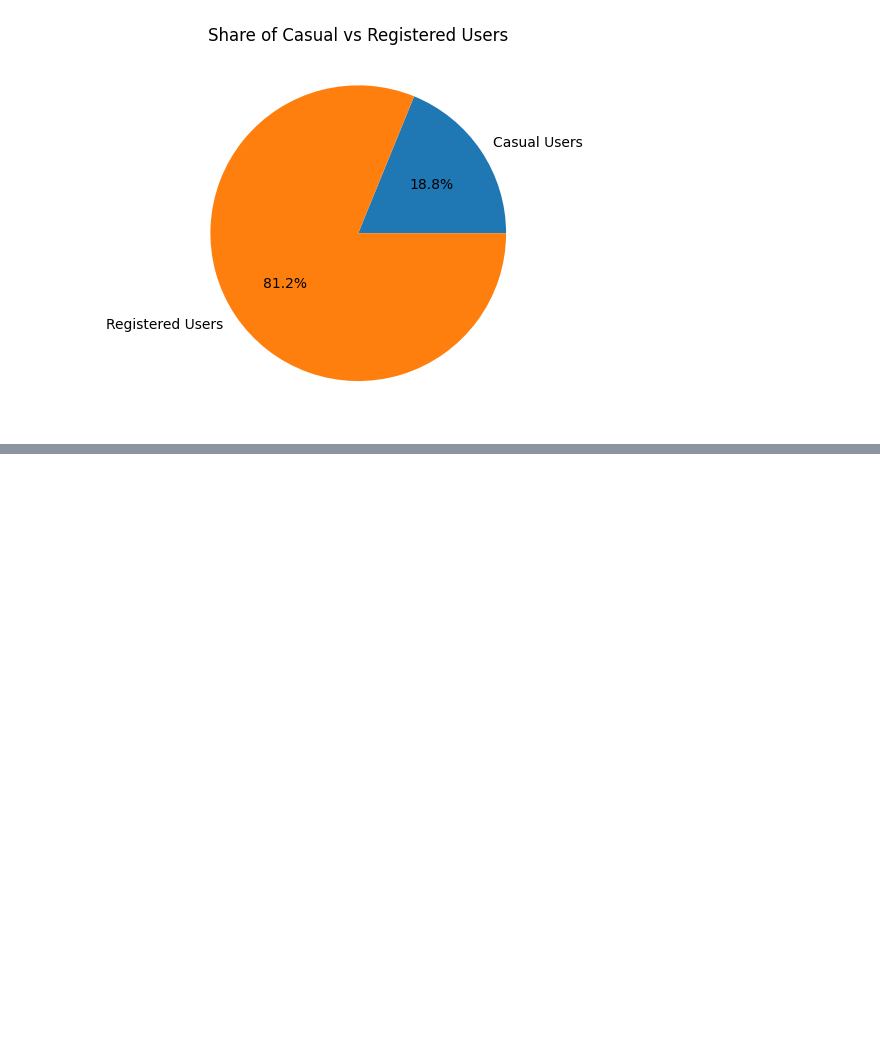
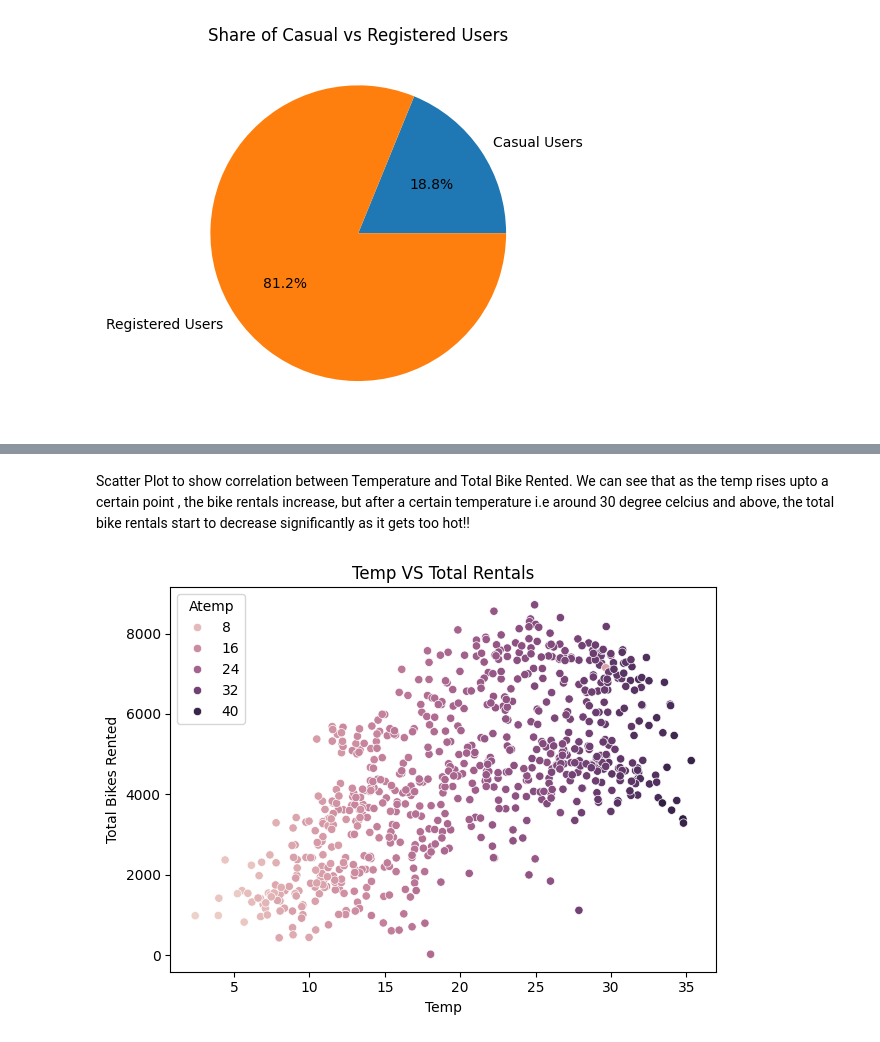
Before and after one commit to anik8C/EDA-of-Bike-Sharing-in-DC, a Jupyter notebook: EDA.ipynb, the cells around one changed output, grey strips where cells are left out. Drawn from its saved outputs; the diff is of its cells as text; code cells hidden in the pictures; blank space fills up the shorter version.

```diff
--- a/EDA.ipynb
+++ b/EDA.ipynb
@@ -159,0 +224,12 @@ plt.show()
+# %% [markdown]
+Scatter Plot to show correlation between Temperature and Total Bike Rented.
+We can see that as the temp rises upto a certain point , the bike rentals increase, but after a certain temperature i.e around 30 degree celcius and above, the total bike rentals start to decrease significantly as it gets too hot!!
+# %%
+sns.scatterplot(data = df, x = "Temp", y = "Total Rented", hue = "Atemp")
+plt.title("Temp VS Total Rentals")
+plt.xlabel("Temp")
+plt.ylabel("Total Bikes Rented")
+plt.tight_layout()
+plt.show()
+# %% [output]
+[figure, added]
```
Also changed, not shown: parts of 6 cells of this notebook.
